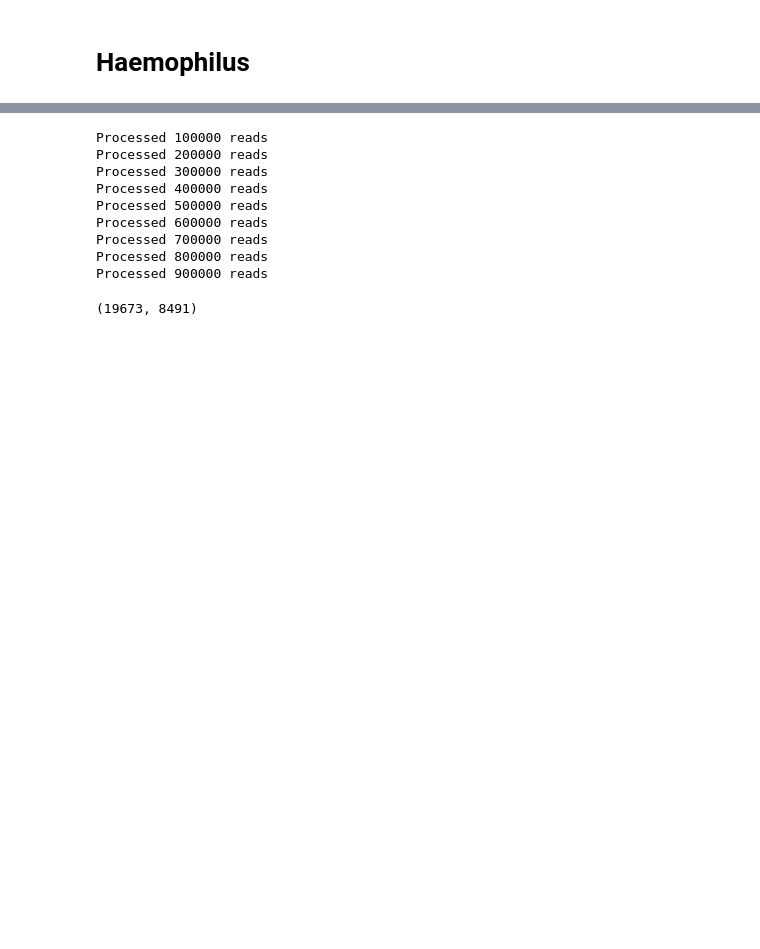
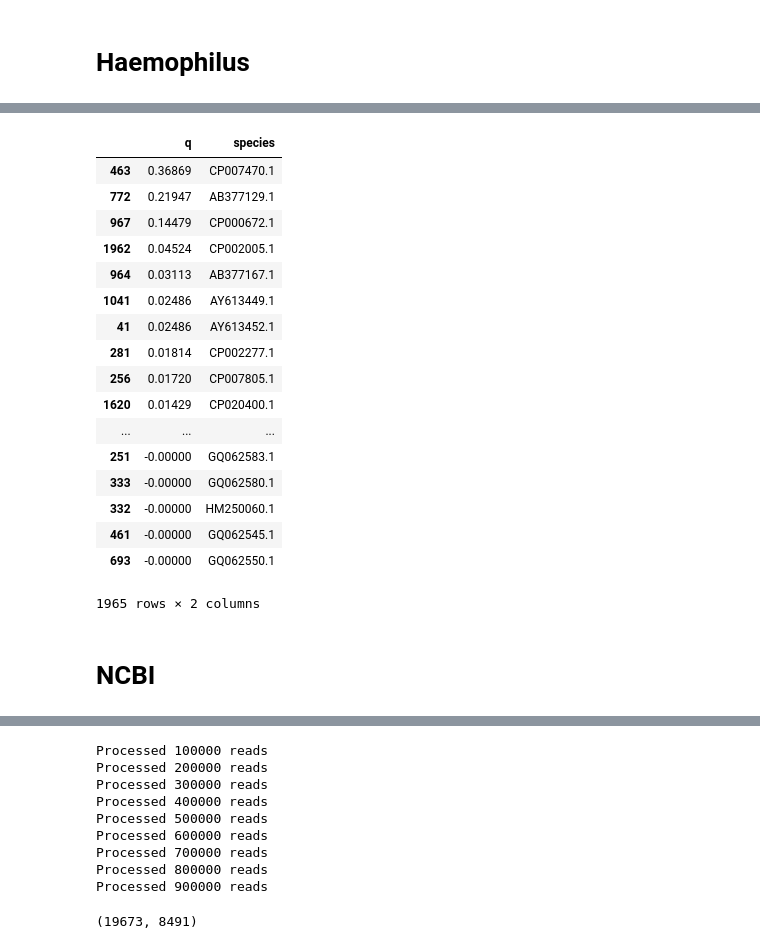
Before and after one commit to czbiohub/idinf, a Jupyter notebook: Inference.ipynb, the cells around one changed output, grey strips where cells are left out. Cells and saved outputs as stored; diff of their text form; code cells hidden in the pictures; blank space fills up the shorter version.

```diff
--- a/Inference.ipynb
+++ b/Inference.ipynb
@@ -225,0 +256,34 @@ probabilities.sort_values('q', ascending=False).round(decimals = 5)
+# %%
+adjacency = mappings_to_adjacency(small_df['qseqid'].values,
+                                  small_df['sseqid'].values,
+                                  small_df['bitscore'].values)
+# %%
+X, D, species_to_ind = adjacency_to_matrices(adjacency)
+# %%
+q = cvx_solve(X, D, verbose = True)
+# %%
+probabilities = pd.DataFrame({'species': [s for s in species_to_ind],
+                              'q': [q[species_to_ind[s]] for s in species_to_ind]})
+# %%
+probabilities.sort_values('q', ascending=False).round(decimals = 5)
+# %% [output]
+|  | q | species |
+| 463 | 0.36869 | CP007470.1 |
+| 772 | 0.21947 | AB377129.1 |
+| 967 | 0.14479 | CP000672.1 |
+| 1962 | 0.04524 | CP002005.1 |
+| 964 | 0.03113 | AB377167.1 |
+| 1041 | 0.02486 | AY613449.1 |
+| 41 | 0.02486 | AY613452.1 |
+| 281 | 0.01814 | CP002277.1 |
+| 256 | 0.01720 | CP007805.1 |
+| 1620 | 0.01429 | CP020400.1 |
+| ... | ... | ... |
+| 251 | -0.00000 | GQ062583.1 |
+| 333 | -0.00000 | GQ062580.1 |
+| 332 | -0.00000 | HM250060.1 |
+| 461 | -0.00000 | GQ062545.1 |
+| 693 | -0.00000 | GQ062550.1 |
+1965 rows × 2 columns
+# %% [markdown]
+# NCBI
```
Also changed, not shown: parts of 16 cells of this notebook.
